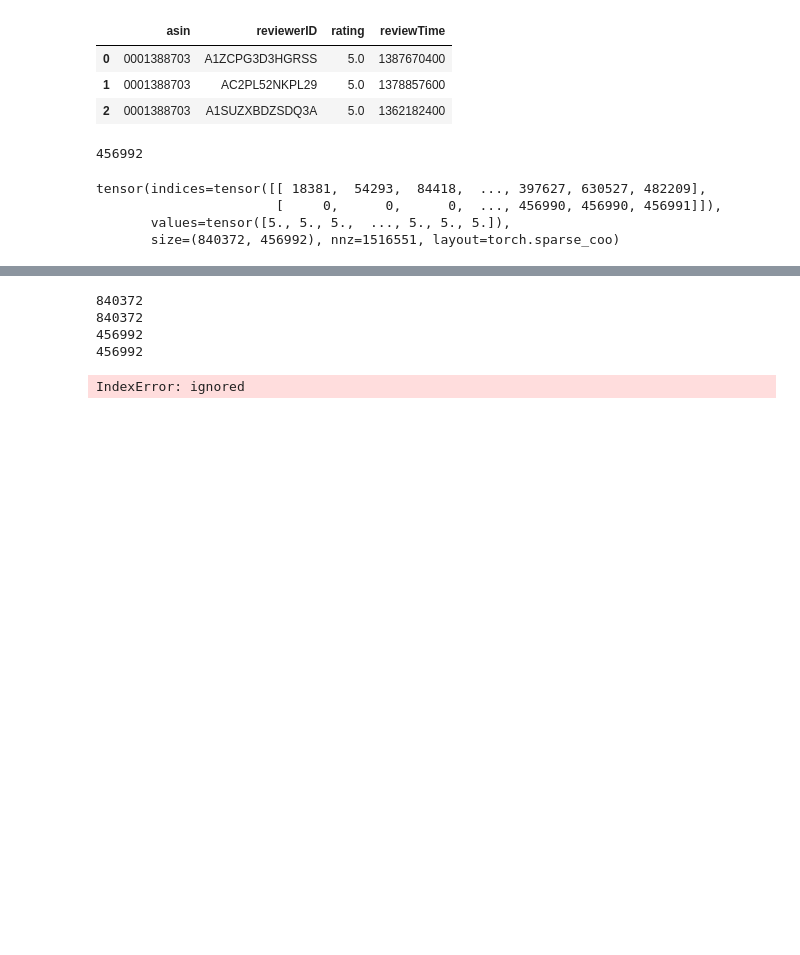
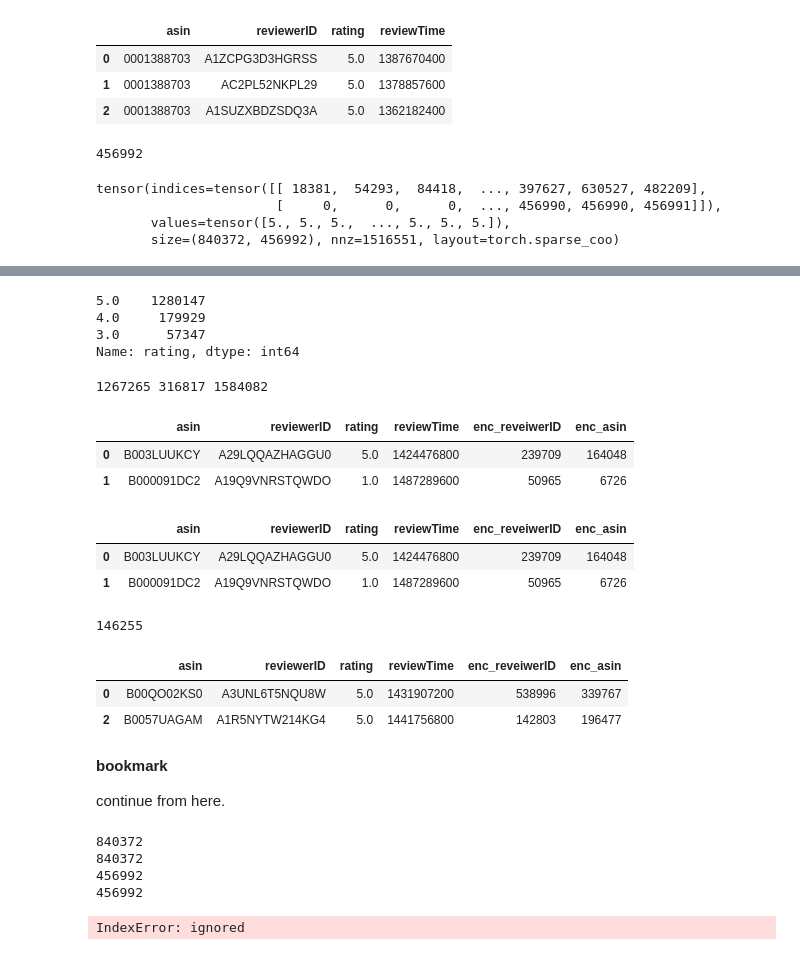
Before and after one commit to mequanent/Recommendation-System-Exercises, a Jupyter notebook: Music Recommendation.ipynb, the cells around one changed output, grey strips where cells are left out. Saved outputs shown, nothing was run; the diff lists cells and outputs as text; code cells hidden in the pictures; blank space fills up the shorter version.

```diff
--- a/Music Recommendation.ipynb
+++ b/Music Recommendation.ipynb
@@ -129,0 +134,9 @@ tensor(indices=tensor([[307679]]),
+# %%
+# If want to ignore ratings, e.g. < 2
+rat = rating[rating['rating'] >= 3]
+rat.rating.value_counts()
+# %% [output]
+5.0    1280147
+4.0     179929
+3.0      57347
+Name: rating, dtype: int64
@@ -129,0 +148,43 @@ tensor(indices=tensor([[307679]]),
+# %%
+train, test = train_test_split(rating.values, test_size = 0.2, random_state = 16)
+# %%
+train = pd.DataFrame(train, columns = rating.columns)
+test = pd.DataFrame(test, columns = rating.columns)
+print(len(train), len(test), len(train)+len(test))
+# %% [output]
+1267265 316817 1584082
+# %%
+train.head(2)
+# %% [output]
+|  | asin | reviewerID | rating | reviewTime | enc_reveiwerID | enc_asin |
+| 0 | B003LUUKCY | A29LQQAZHAGGU0 | 5.0 | 1424476800 | 239709 | 164048 |
+| 1 | B000091DC2 | A19Q9VNRSTQWDO | 1.0 | 1487289600 | 50965 | 6726 |
+# %%
+leu = prep.LabelEncoder()
+lem = prep.LabelEncoder()
+
+train['enc_reveiwerID'] = leu.fit_transform(train['reviewerID'].values)
+train['enc_asin'] = lem.fit_transform(train['asin'].values)
+train.head(2)
+# %% [output]
+|  | asin | reviewerID | rating | reviewTime | enc_reveiwerID | enc_asin |
+| 0 | B003LUUKCY | A29LQQAZHAGGU0 | 5.0 | 1424476800 | 239709 | 164048 |
+| 1 | B000091DC2 | A19Q9VNRSTQWDO | 1.0 | 1487289600 | 50965 | 6726 |
+# %%
+# Number of users and musics in the training set
+users_train = train.reviewerID.unique()
+musics_train = train.asin.unique()
+
+# Transform the test
+test = test[(test['reviewerID'].isin(users_train)) & (test['asin'].isin(musics_train))]
+print(len(test))
+# %% [output]
+146255
+# %%
+test['enc_reveiwerID'] = leu.transform(test['reviewerID'].values)
+test['enc_asin'] = lem.transform(test['asin'].values)
+test.head(2)
+# %% [output]
+|  | asin | reviewerID | rating | reviewTime | enc_reveiwerID | enc_asin |
+| 0 | B00QO02KS0 | A3UNL6T5NQU8W | 5.0 | 1431907200 | 538996 | 339767 |
+| 2 | B0057UAGAM | A1R5NYTW214KG4 | 5.0 | 1441756800 | 142803 | 196477 |
@@ -129,0 +259,4 @@ tensor(indices=tensor([[307679]]),
+# %% [markdown]
+**bookmark**
+
+continue from here.
```
Also changed, not shown: parts of 20 cells of this notebook.
